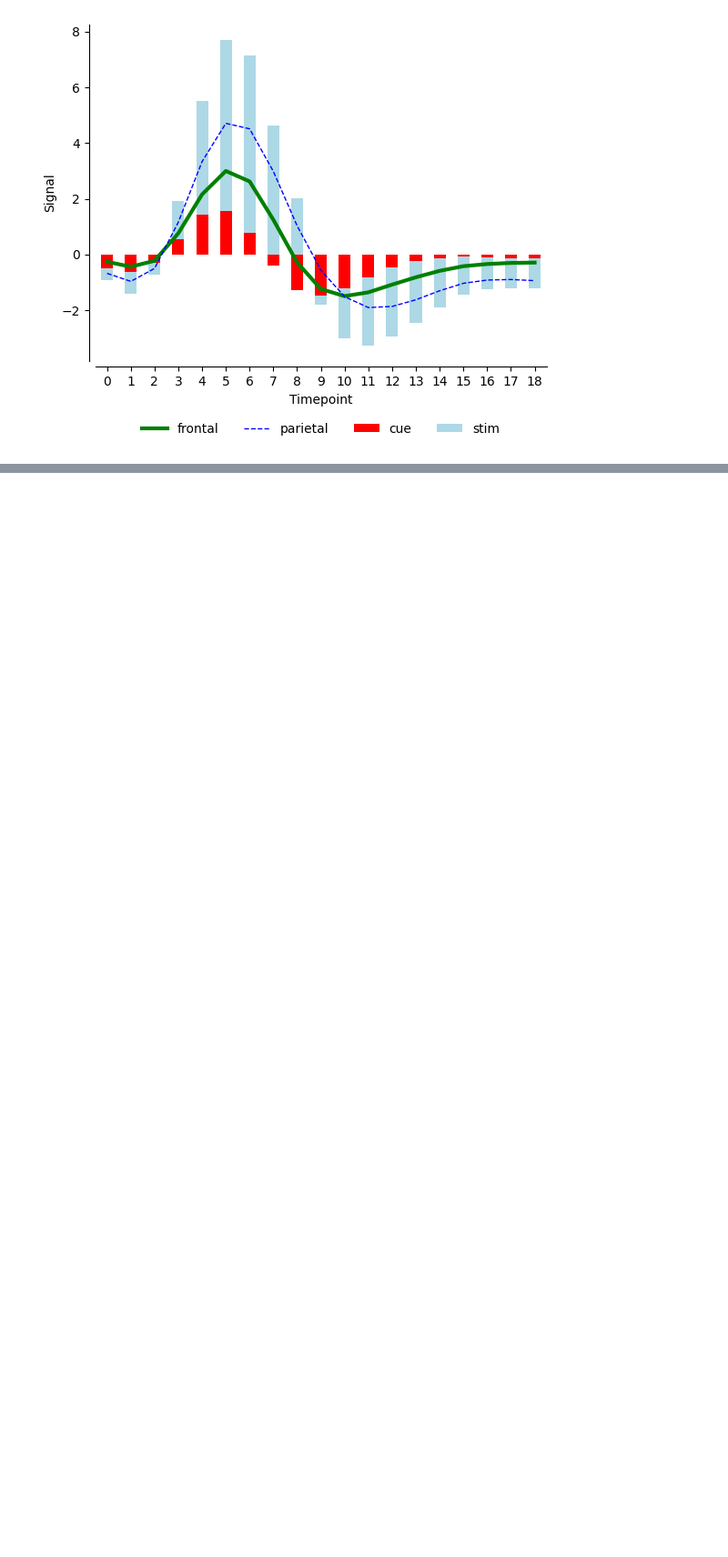
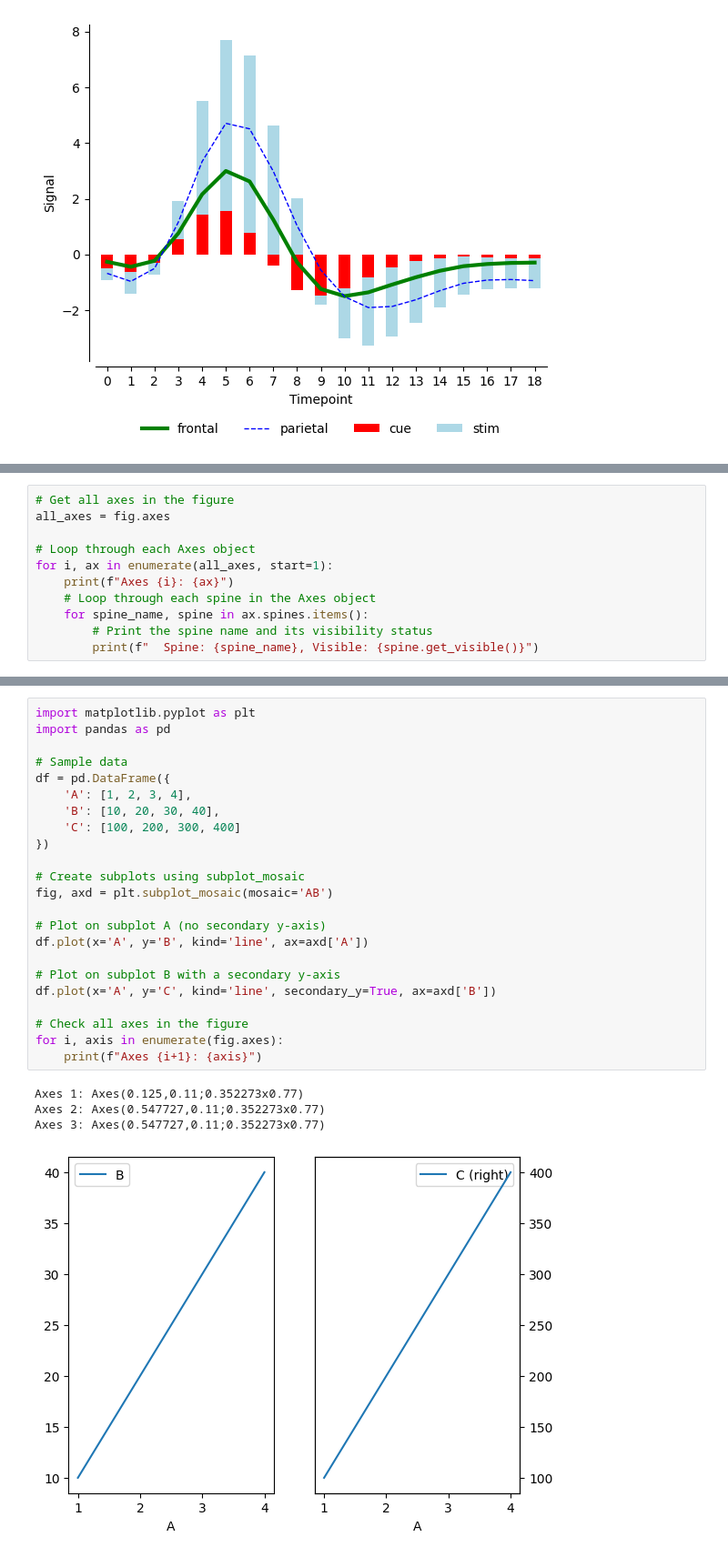
Before and after one commit to maddytae/pytae, a Jupyter notebook: src/plot_x.ipynb, the cells around one changed output, grey strips where cells are left out. Shown: that part at 91% size. Cells and saved outputs as stored; diff of their text form; blank space fills up the shorter version.

```diff
--- a/src/plot_x.ipynb
+++ b/src/plot_x.ipynb
@@ -114,0 +268,11 @@ fig
+# %%
+# Get all axes in the figure
+all_axes = fig.axes
+
+# Loop through each Axes object
+for i, ax in enumerate(all_axes, start=1):
+    print(f"Axes {i}: {ax}")
+    # Loop through each spine in the Axes object
+    for spine_name, spine in ax.spines.items():
+        # Print the spine name and its visibility status
+        print(f"  Spine: {spine_name}, Visible: {spine.get_visible()}")
@@ -114,0 +307,28 @@ fig
+# %%
+import matplotlib.pyplot as plt
+import pandas as pd
+
+# Sample data
+df = pd.DataFrame({
+    'A': [1, 2, 3, 4],
+    'B': [10, 20, 30, 40],
+    'C': [100, 200, 300, 400]
+})
+
+# Create subplots using subplot_mosaic
+fig, axd = plt.subplot_mosaic(mosaic='AB')
+
+# Plot on subplot A (no secondary y-axis)
+df.plot(x='A', y='B', kind='line', ax=axd['A'])
+
+# Plot on subplot B with a secondary y-axis
+df.plot(x='A', y='C', kind='line', secondary_y=True, ax=axd['B'])
+
+# Check all axes in the figure
+for i, axis in enumerate(fig.axes):
+    print(f"Axes {i+1}: {axis}")
+# %% [output]
+Axes 1: Axes(0.125,0.11;0.352273x0.77)
+Axes 2: Axes(0.547727,0.11;0.352273x0.77)
+Axes 3: Axes(0.547727,0.11;0.352273x0.77)
+[figure, added]
```
Also changed, not shown: parts of 10 cells of this notebook, 1 other file.
